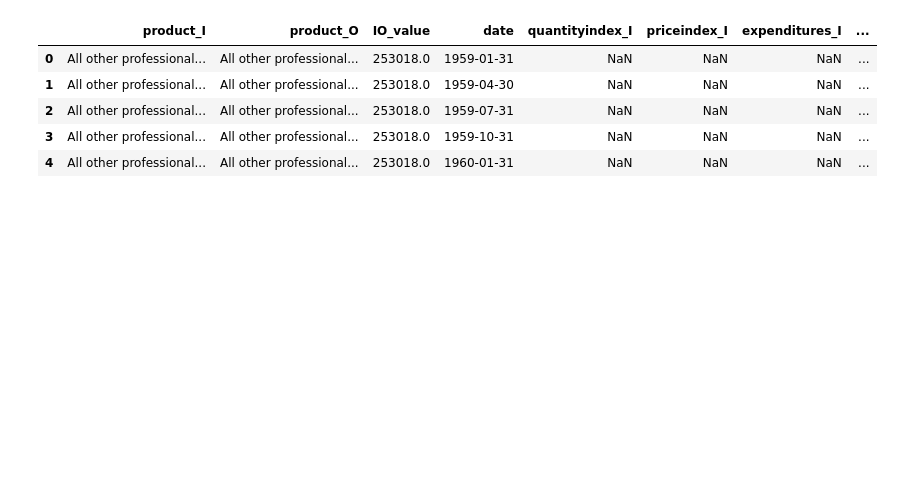
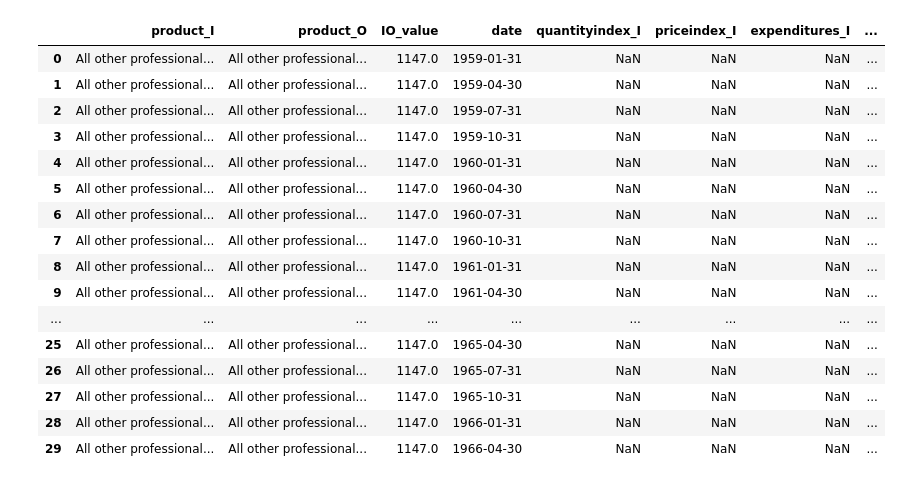
Before and after one commit to emilyfu1/shocks_productionnetworks, a Jupyter notebook: tmp_lookatIO.ipynb, the cells around one changed output. Cells and saved outputs as stored; diff of their text form; code cells hidden in the pictures; blank space fills up the shorter version.

Commit message:
use table and change the aggregations

```diff
--- a/tmp_lookatIO.ipynb
+++ b/tmp_lookatIO.ipynb
@@ -9,16 +9,27 @@ path_cleandata = os.path.abspath(config["CLEANDATA"]) + '\\'
 path_figures = os.path.abspath(config["FIGURES"]) + '\\'
 # %%
 # import my merged data
-data = pd.read_pickle(path_cleandata + 'BEA6_IOsupply_merged.pkl')
+data = pd.read_pickle(path_cleandata + 'BEA6_IOuse_merged.pkl')
 # %%
-data.head()
+data.head(30)
 # %% [output]
 |  | product_I | product_O | IO_value | date | quantityindex_I | priceindex_I | expenditures_I | ... |
-| 0 | All other professional... | All other professional... | 253018.0 | 1959-01-31 | NaN | NaN | NaN | ... |
-| 1 | All other professional... | All other professional... | 253018.0 | 1959-04-30 | NaN | NaN | NaN | ... |
-| 2 | All other professional... | All other professional... | 253018.0 | 1959-07-31 | NaN | NaN | NaN | ... |
-| 3 | All other professional... | All other professional... | 253018.0 | 1959-10-31 | NaN | NaN | NaN | ... |
-| 4 | All other professional... | All other professional... | 253018.0 | 1960-01-31 | NaN | NaN | NaN | ... |
+| 0 | All other professional... | All other professional... | 1147.0 | 1959-01-31 | NaN | NaN | NaN | ... |
+| 1 | All other professional... | All other professional... | 1147.0 | 1959-04-30 | NaN | NaN | NaN | ... |
+| 2 | All other professional... | All other professional... | 1147.0 | 1959-07-31 | NaN | NaN | NaN | ... |
+| 3 | All other professional... | All other professional... | 1147.0 | 1959-10-31 | NaN | NaN | NaN | ... |
+| 4 | All other professional... | All other professional... | 1147.0 | 1960-01-31 | NaN | NaN | NaN | ... |
+| 5 | All other professional... | All other professional... | 1147.0 | 1960-04-30 | NaN | NaN | NaN | ... |
+| 6 | All other professional... | All other professional... | 1147.0 | 1960-07-31 | NaN | NaN | NaN | ... |
+| 7 | All other professional... | All other professional... | 1147.0 | 1960-10-31 | NaN | NaN | NaN | ... |
+| 8 | All other professional... | All other professional... | 1147.0 | 1961-01-31 | NaN | NaN | NaN | ... |
+| 9 | All other professional... | All other professional... | 1147.0 | 1961-04-30 | NaN | NaN | NaN | ... |
+| ... | ... | ... | ... | ... | ... | ... | ... | ... |
+| 25 | All other professional... | All other professional... | 1147.0 | 1965-04-30 | NaN | NaN | NaN | ... |
+| 26 | All other professional... | All other professional... | 1147.0 | 1965-07-31 | NaN | NaN | NaN | ... |
+| 27 | All other professional... | All other professional... | 1147.0 | 1965-10-31 | NaN | NaN | NaN | ... |
+| 28 | All other professional... | All other professional... | 1147.0 | 1966-01-31 | NaN | NaN | NaN | ... |
+| 29 | All other professional... | All other professional... | 1147.0 | 1966-04-30 | NaN | NaN | NaN | ... |
 # %%
 # filter for the year 2017
 data2017 = data[data['date'].dt.year == 2017]
```
Also changed, not shown: parts of 7 cells of this notebook, 1 other file.
